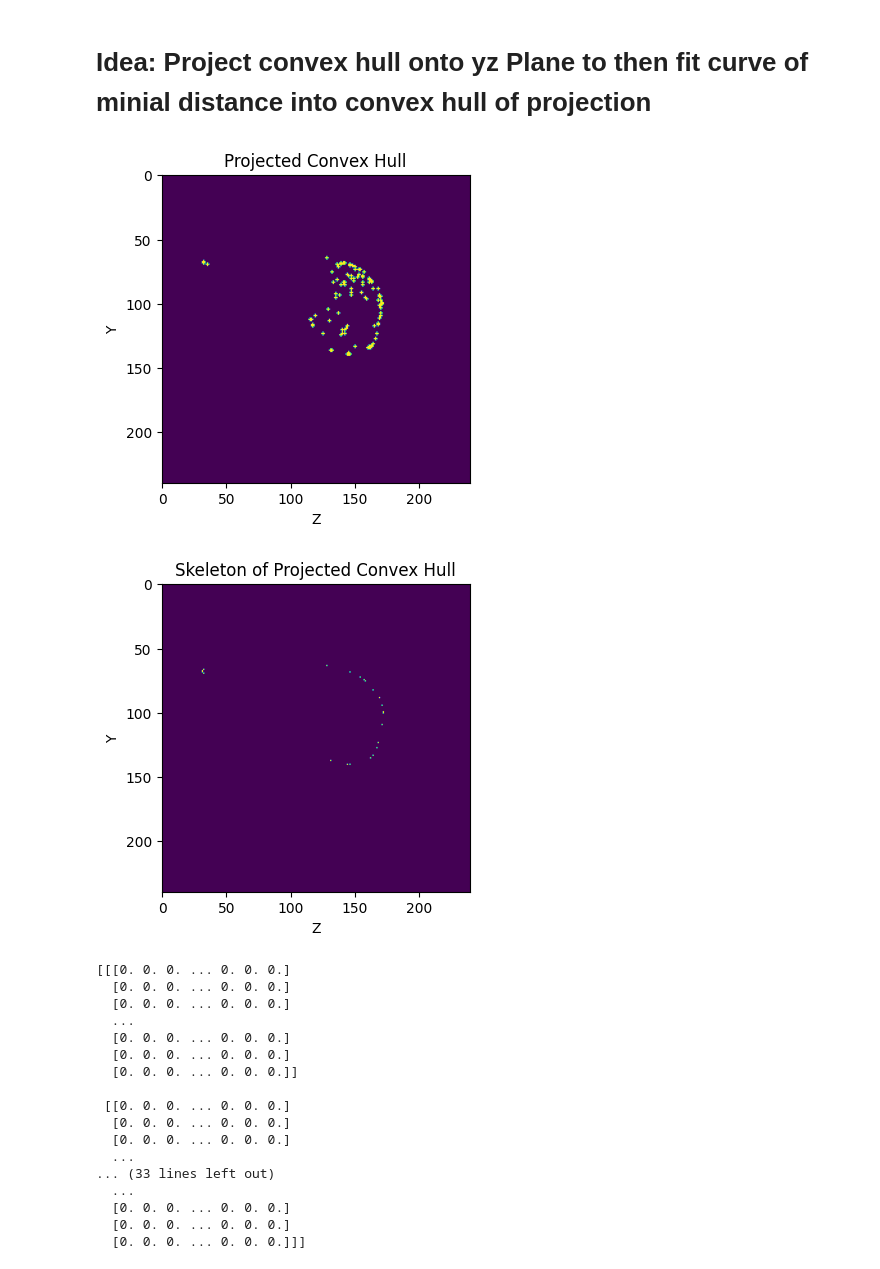
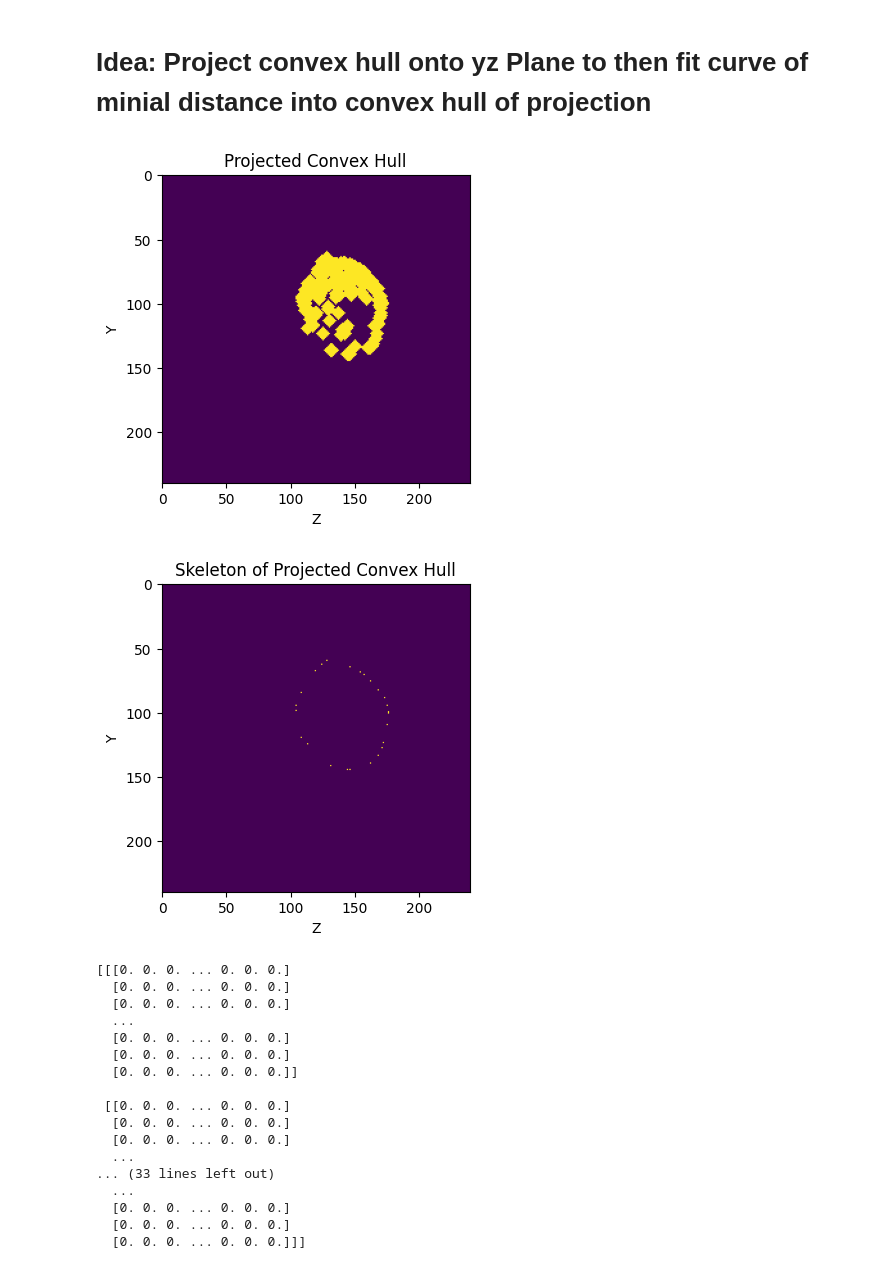
Before and after one commit to laierkasten23/PSU_Mamba, a Jupyter notebook: Code_scan_path/generate_scan_path.ipynb, the cells around one changed output. Drawn from its saved outputs; the diff is of its cells as text; code cells hidden in the pictures.

```diff
--- a/Code_scan_path/generate_scan_path.ipynb
+++ b/Code_scan_path/generate_scan_path.ipynb
@@ -24,6 +24,20 @@ class SegmentationDataset(Dataset):
 
     def __getitem__(self, idx):
         file_path = os.path.join(self.base_path, f'{idx+1:03d}/{idx+1:03d}_ChP_mask_T1xFLAIR_manual_seg.nii')
+        img = nib.load(file_path)
+        data = img.get_fdata()
+        return torch.tensor(data, dtype=torch.float32)
+
+class T1xFLAIRDataset(Dataset):
+    def __init__(self, base_path, num_subjects=104):
+        self.base_path = base_path
+        self.num_subjects = num_subjects
+
+    def __len__(self):
+        return self.num_subjects
+
+    def __getitem__(self, idx):
+        file_path = os.path.join(self.base_path, f'{idx+1:03d}/{idx+1:03d}_T1xFLAIR.nii')
         img = nib.load(file_path)
         data = img.get_fdata()
         return torch.tensor(data, dtype=torch.float32)
@@ -94,14 +108,22 @@ def visualize_probability_map(probability_map, slice_index=None):
     plt.show()
 # %%
 base_path = '/mnt/turing/LIA/pazienti/'
+base_path = '/mnt/LIA/pazienti/'
 dataset = SegmentationDataset(base_path)
 dataloader = DataLoader(dataset, batch_size=1, shuffle=False)
 
+dataset_t1xflair = T1xFLAIRDataset(base_path)
+dataloader_t1xflair = DataLoader(dataset_t1xflair, batch_size=1, shuffle=False)
+
 num_subjects = len(dataset)
 segmentations = []
+t1xflairs = []
 for batch in dataloader:
     segmentations.append(batch.squeeze(0))
+for batch in dataloader_t1xflair:
+    t1xflairs.append(batch.squeeze(0))
 segmentations = torch.stack(segmentations)
+t1xflairs = torch.stack(t1xflairs)
 probability_map = create_probability_map(segmentations, num_subjects)
 # %%
 
@@ -306,0 +489,2 @@ convex_hull.shape
+# %%
+convex_hull_vol, hull = create_convex_hull_with_margin(segmentations)
@@ -384,32 +526,32 @@ def create_volume_from_skeleton(skeleton, original_shape):
 # %%
 # Project the convex hull onto the Y-Z plane
-yz_projection = project_convex_hull_to_yz(convex_hull)
+yz_projection = project_convex_hull_to_yz(convex_hull_vol)
 # Compute the convex hull of the projected Y-Z plane
 yz_convex_hull = compute_convex_hull_2d(yz_projection)
 # Compute the skeleton of the projected convex hull
 skeleton = compute_skeleton(yz_convex_hull)
 # Create a 3D volume from the skeleton
-skeleton_volume = create_volume_from_skeleton(skeleton, convex_hull.shape)
+skeleton_volume = create_volume_from_skeleton(skeleton, convex_hull_vol.shape)
 
 
 plt.figure(figsize=(4, 4))
 plt.imshow(yz_projection)
 plt.title('Projected Convex Hull')
 plt.xlabel('Z')
 plt.ylabel('Y')
 plt.show()
 
 plt.figure(figsize=(4, 4))
 plt.imshow(skeleton)
 plt.title('Skeleton of Projected Convex Hull')
 plt.xlabel('Z')
 plt.ylabel('Y')
 plt.show()
 
 print(skeleton_volume)
 # %% [output]
-[figure, old version]
+[figure, new version]
-[figure, old version]
+[figure, new version]
 [[[0. 0. 0. ... 0. 0. 0.]
   [0. 0. 0. ... 0. 0. 0.]
   [0. 0. 0. ... 0. 0. 0.]
```
Also changed, not shown: parts of 20 cells of this notebook, 23 other files.
